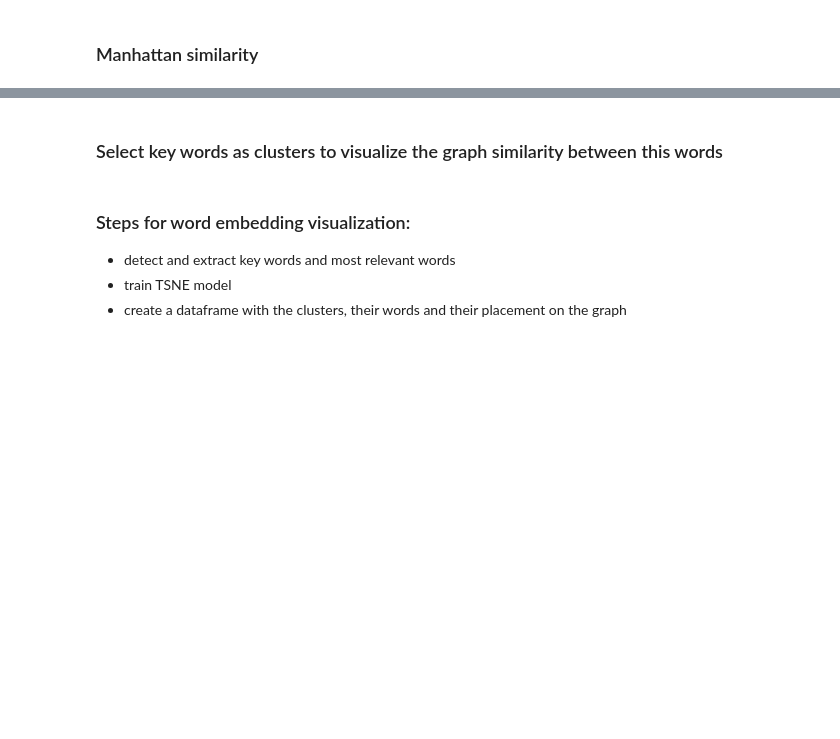
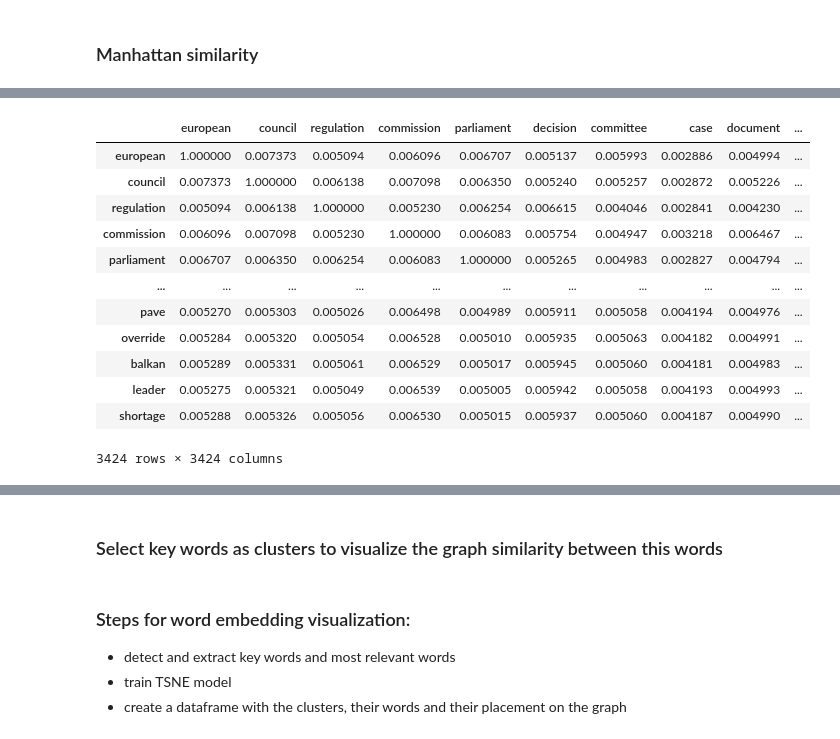
Before and after one commit to meaningfy-ws/sem-covid, a Jupyter notebook: sem_covid/entrypoints/notebooks/language_modeling/word2vec_model_training.ipynb, the cells around one changed output, grey strips where cells are left out. Saved outputs shown, nothing was run; the diff lists cells and outputs as text; code cells hidden in the pictures; blank space fills up the shorter version.

```diff
--- a/sem_covid/entrypoints/notebooks/language_modeling/word2vec_model_training.ipynb
+++ b/sem_covid/entrypoints/notebooks/language_modeling/word2vec_model_training.ipynb
@@ -536 +365,20 @@ Wall time: 691 ms
+# %%
+model2_manhattan_similarity_matrix = get_similarity_matrix(model2_selected_pos_embeddings,
+                                                           model2_selected_pos,
+                                                           metric=manhattan_similarity)
+model2_manhattan_similarity_matrix
+# %% [output]
+|  | european | council | regulation | commission | parliament | decision | committee | case | document | ... |
+| european | 1.000000 | 0.007373 | 0.005094 | 0.006096 | 0.006707 | 0.005137 | 0.005993 | 0.002886 | 0.004994 | ... |
+| council | 0.007373 | 1.000000 | 0.006138 | 0.007098 | 0.006350 | 0.005240 | 0.005257 | 0.002872 | 0.005226 | ... |
+| regulation | 0.005094 | 0.006138 | 1.000000 | 0.005230 | 0.006254 | 0.006615 | 0.004046 | 0.002841 | 0.004230 | ... |
+| commission | 0.006096 | 0.007098 | 0.005230 | 1.000000 | 0.006083 | 0.005754 | 0.004947 | 0.003218 | 0.006467 | ... |
+| parliament | 0.006707 | 0.006350 | 0.006254 | 0.006083 | 1.000000 | 0.005265 | 0.004983 | 0.002827 | 0.004794 | ... |
+| ... | ... | ... | ... | ... | ... | ... | ... | ... | ... | ... |
+| pave | 0.005270 | 0.005303 | 0.005026 | 0.006498 | 0.004989 | 0.005911 | 0.005058 | 0.004194 | 0.004976 | ... |
+| override | 0.005284 | 0.005320 | 0.005054 | 0.006528 | 0.005010 | 0.005935 | 0.005063 | 0.004182 | 0.004991 | ... |
+| balkan | 0.005289 | 0.005331 | 0.005061 | 0.006529 | 0.005017 | 0.005945 | 0.005060 | 0.004181 | 0.004983 | ... |
+| leader | 0.005275 | 0.005321 | 0.005049 | 0.006539 | 0.005005 | 0.005942 | 0.005058 | 0.004193 | 0.004993 | ... |
+| shortage | 0.005288 | 0.005326 | 0.005056 | 0.006530 | 0.005015 | 0.005937 | 0.005060 | 0.004187 | 0.004990 | ... |
+3424 rows × 3424 columns
 # %%
```
Also changed, not shown: parts of 44 cells of this notebook.
